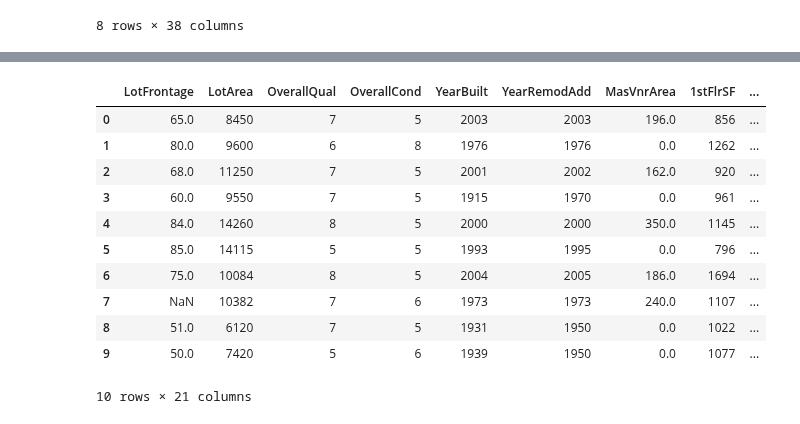
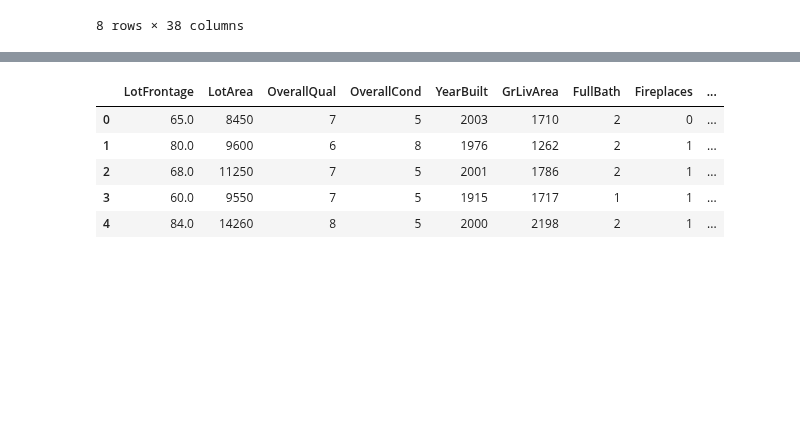
Before and after one commit to marceloperes72/DataViz, a Jupyter notebook: Heatmap.ipynb, the cells around one changed output, grey strips where cells are left out. Drawn from its saved outputs; the diff is of its cells as text; code cells hidden in the pictures; blank space fills up the shorter version.

```diff
--- a/Heatmap.ipynb
+++ b/Heatmap.ipynb
@@ -68,23 +93,13 @@ df = data[['Id', 'MSSubClass', 'MSZoning', 'LotFrontage', 'LotArea', 'Street',
 # %%
 df = data[[ 'LotFrontage', 'LotArea',
-        'OverallQual', 'OverallCond', 'YearBuilt', 'YearRemodAdd',
-         'MasVnrArea',  '1stFlrSF', '2ndFlrSF',
-       'LowQualFinSF', 'GrLivArea', 'BsmtFullBath', 'BsmtHalfBath', 'FullBath',
-       'HalfBath', 'BedroomAbvGr', 'KitchenAbvGr',
-       'TotRmsAbvGrd',  'Fireplaces',
-       'GarageCars',  'SalePrice']]
+        'OverallQual', 'OverallCond', 'YearBuilt',  'GrLivArea', 'FullBath',
+          'Fireplaces',  'GarageCars',  'SalePrice']]
 # %%
-df.head(10)
+df.head()
 # %% [output]
-|  | LotFrontage | LotArea | OverallQual | OverallCond | YearBuilt | YearRemodAdd | MasVnrArea | 1stFlrSF | ... |
-| 0 | 65.0 | 8450 | 7 | 5 | 2003 | 2003 | 196.0 | 856 | ... |
-| 1 | 80.0 | 9600 | 6 | 8 | 1976 | 1976 | 0.0 | 1262 | ... |
-| 2 | 68.0 | 11250 | 7 | 5 | 2001 | 2002 | 162.0 | 920 | ... |
-| 3 | 60.0 | 9550 | 7 | 5 | 1915 | 1970 | 0.0 | 961 | ... |
-| 4 | 84.0 | 14260 | 8 | 5 | 2000 | 2000 | 350.0 | 1145 | ... |
-| 5 | 85.0 | 14115 | 5 | 5 | 1993 | 1995 | 0.0 | 796 | ... |
-| 6 | 75.0 | 10084 | 8 | 5 | 2004 | 2005 | 186.0 | 1694 | ... |
-| 7 | NaN | 10382 | 7 | 6 | 1973 | 1973 | 240.0 | 1107 | ... |
-| 8 | 51.0 | 6120 | 7 | 5 | 1931 | 1950 | 0.0 | 1022 | ... |
-| 9 | 50.0 | 7420 | 5 | 6 | 1939 | 1950 | 0.0 | 1077 | ... |
+|  | LotFrontage | LotArea | OverallQual | OverallCond | YearBuilt | GrLivArea | FullBath | Fireplaces | ... |
+| 0 | 65.0 | 8450 | 7 | 5 | 2003 | 1710 | 2 | 0 | ... |
+| 1 | 80.0 | 9600 | 6 | 8 | 1976 | 1262 | 2 | 1 | ... |
+| 2 | 68.0 | 11250 | 7 | 5 | 2001 | 1786 | 2 | 1 | ... |
+| 3 | 60.0 | 9550 | 7 | 5 | 1915 | 1717 | 1 | 1 | ... |
+| 4 | 84.0 | 14260 | 8 | 5 | 2000 | 2198 | 2 | 1 | ... |
-10 rows × 21 columns
```
Also changed, not shown: parts of 10 cells of this notebook.
